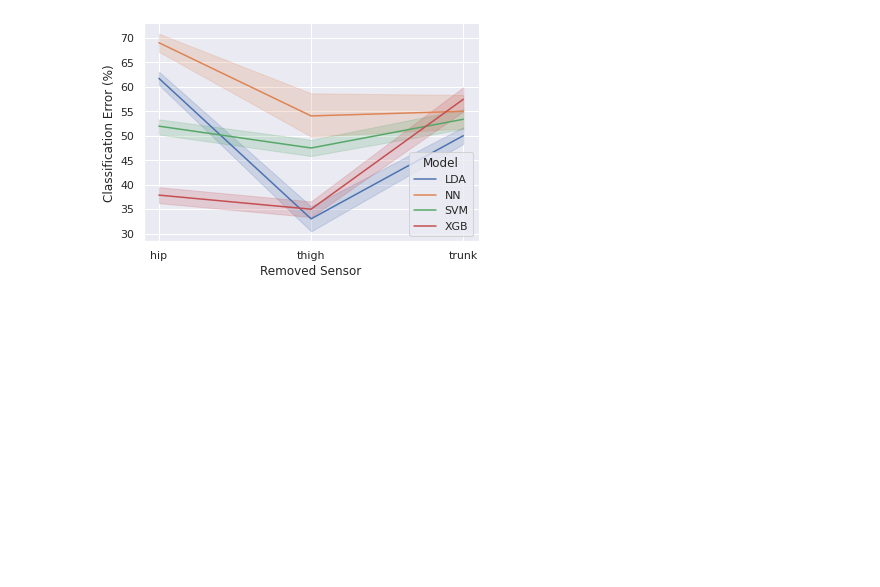
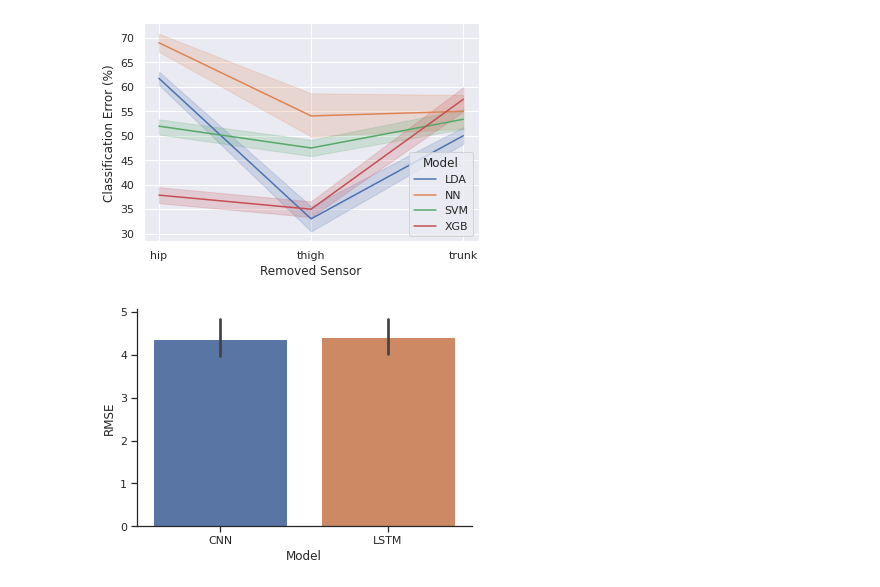
Before and after one commit to inseungkang/HipExo_OfflineModeClassification, a Jupyter notebook: Result Figure/Figure Generation.ipynb, the cells around one changed output. Cells and saved outputs as stored; diff of their text form; code cells hidden in the pictures; blank space fills up the shorter version.

```diff
--- a/Result Figure/Figure Generation.ipynb
+++ b/Result Figure/Figure Generation.ipynb
@@ -126,6 +126,17 @@ sns.set(style="ticks")
 sns.despine()
 # %% [output]
 [figure]
+# %%
+## Gait phase model optimization Figure
+raw_dir = "/content/drive/My Drive/ML Data/Gait Phase Estimation Result/"
+data_path = raw_dir + "gaitphase_offlinemodel.xlsx"
+result = pd.read_excel(data_path, header=0)
+image = sns.barplot(x="Model", y="RMSE", data=result)
+sns.set(style="white", context="talk", palette="deep")
+sns.set(style="ticks")
+sns.despine()
+# %% [output]
+[figure, added]
 # %%
 ## Saving Figure
 image.figure.savefig(raw_dir+'stair_setting.png', format='png', dpi=1200)
```
